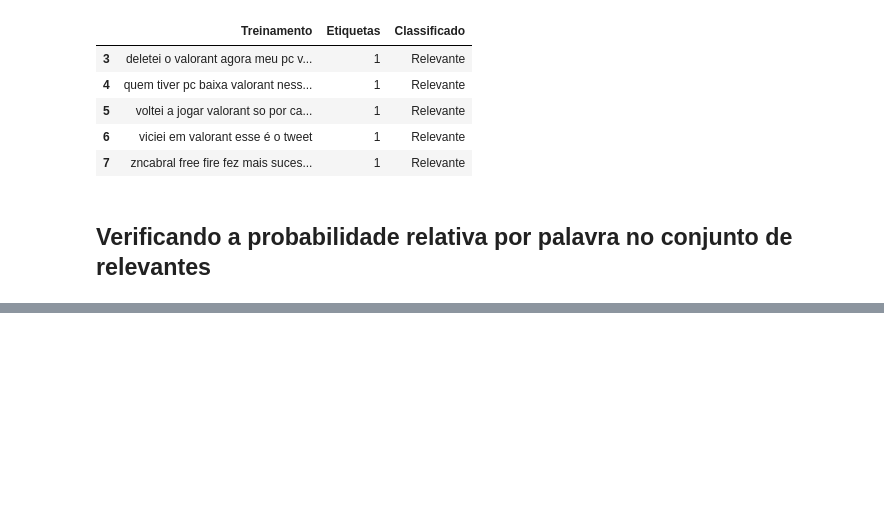
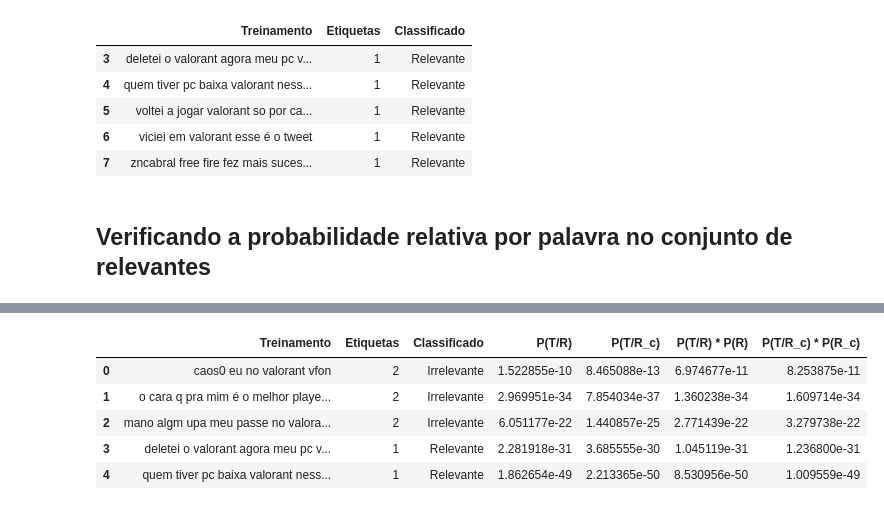
Before and after one commit to wilgnerl/Projeto1-Cdados, a Jupyter notebook: Oficial/Projeto Ciencia de dados.ipynb, the cells around one changed output, grey strips where cells are left out. Saved outputs shown, nothing was run; the diff lists cells and outputs as text; code cells hidden in the pictures; blank space fills up the shorter version.

```diff
--- a/Oficial/Projeto Ciencia de dados.ipynb
+++ b/Oficial/Projeto Ciencia de dados.ipynb
@@ -214,0 +251,20 @@ data_frame.head()
+# %%
+frase_quebrada_i = [dados.iloc[i,0] for i in range(len(dados))]
+lista_de_lista_de_tweets_i = [frase_quebrada_i[palavra].split() for palavra in range(len(frase_quebrada_i))]
+
+smoothing_alfa = 1/len(dados)
+
+prob_tweet_dado_irrelevante = 1
+lista_proba_irrelevante = list()
+
+for trecho in range(len(lista_de_lista_de_tweets_i)):
+    for palavra in lista_de_lista_de_tweets_i[trecho]:
+        if palavra in palavras_quebradas_irrelevantes_relativa:
+            prob_tweet_dado_irrelevante *= palavras_quebradas_irrelevantes_relativa[palavra]
+        else:
+            prob_tweet_dado_irrelevante *= smoothing_alfa
+    lista_proba_irrelevante.append(prob_tweet_dado_irrelevante)
+    prob_tweet_dado_irrelevante = 1
+
+lista_proba_irrelevante;
+# len(lista_proba_irrelevante)
@@ -214,0 +297,9 @@ data_frame.head()
+# %%
+data_frame_atualizado.head()
+# %% [output]
+|  | Treinamento | Etiquetas | Classificado | P(T/R) | P(T/R_c) | P(T/R) * P(R) | P(T/R_c) * P(R_c) |
+| 0 | caos0 eu no valorant vfon | 2 | Irrelevante | 1.522855e-10 | 8.465088e-13 | 6.974677e-11 | 8.253875e-11 |
+| 1 | o cara q pra mim é o melhor playe... | 2 | Irrelevante | 2.969951e-34 | 7.854034e-37 | 1.360238e-34 | 1.609714e-34 |
+| 2 | mano algm upa meu passe no valora... | 2 | Irrelevante | 6.051177e-22 | 1.440857e-25 | 2.771439e-22 | 3.279738e-22 |
+| 3 | deletei o valorant agora meu pc v... | 1 | Relevante | 2.281918e-31 | 3.685555e-30 | 1.045119e-31 | 1.236800e-31 |
+| 4 | quem tiver pc baixa valorant ness... | 1 | Relevante | 1.862654e-49 | 2.213365e-50 | 8.530956e-50 | 1.009559e-49 |
```
Also changed, not shown: parts of 20 cells of this notebook.
